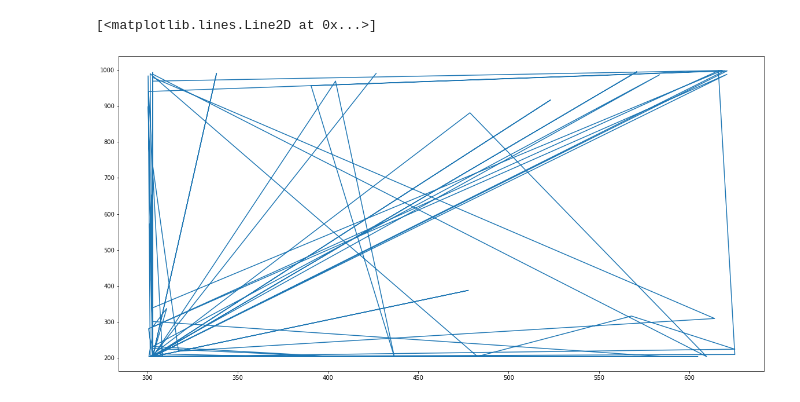
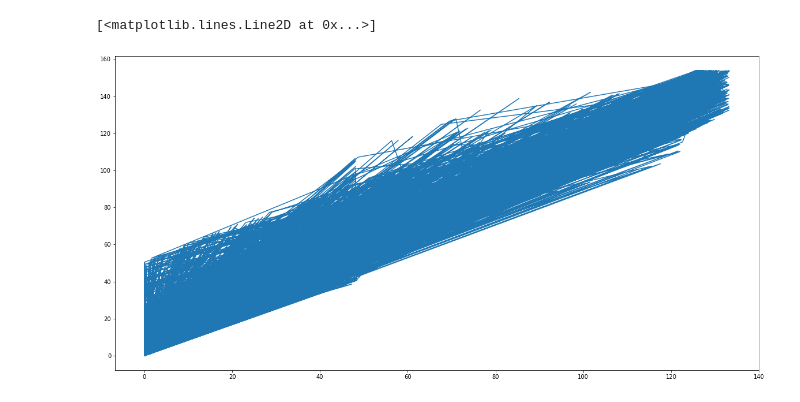
Before and after one commit to dharma610/Neural-network-model-for-compartmenral-model-SIR-and-SEIR-, a Jupyter notebook: project.ipynb, the cells around one changed output. Saved outputs shown, nothing was run; the diff lists cells and outputs as text; code cells hidden in the pictures.

```diff
--- a/project.ipynb
+++ b/project.ipynb
@@ -247,6 +263,6 @@ y_train
 # %%
 plt.figure(figsize=(20,10))
-plt.plot(df_7[0].iloc[0:100],y_train[3].iloc[0:100])
+plt.plot(df_7[1],y_train[4])    #plot of I_pred1 vs I_actual1
 # %% [output]
 [<matplotlib.lines.Line2D at 0x...>]
-[figure, old version]
+[figure, new version]
```
Also changed, not shown: parts of 12 cells of this notebook.
